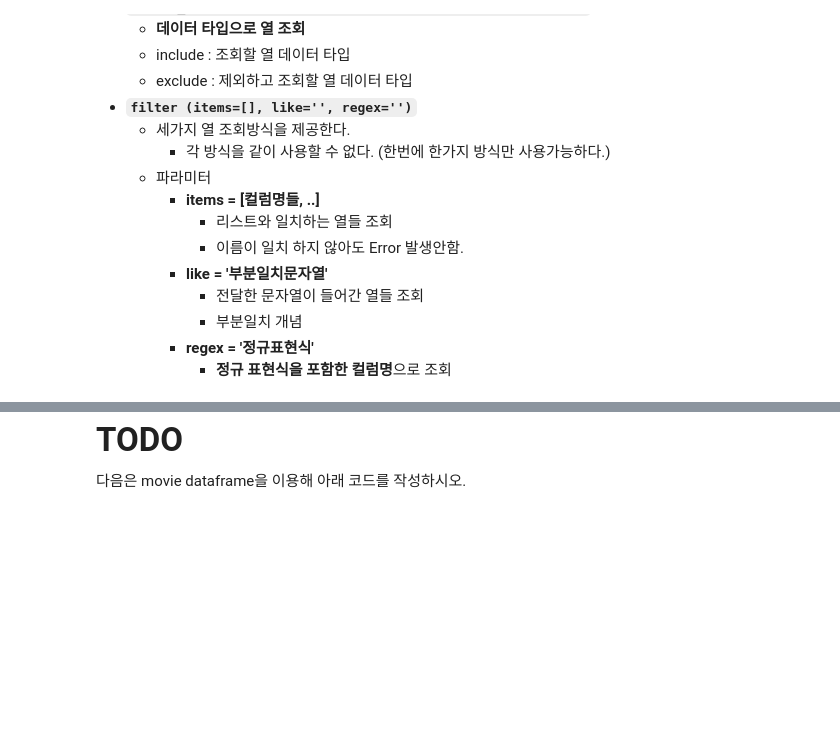
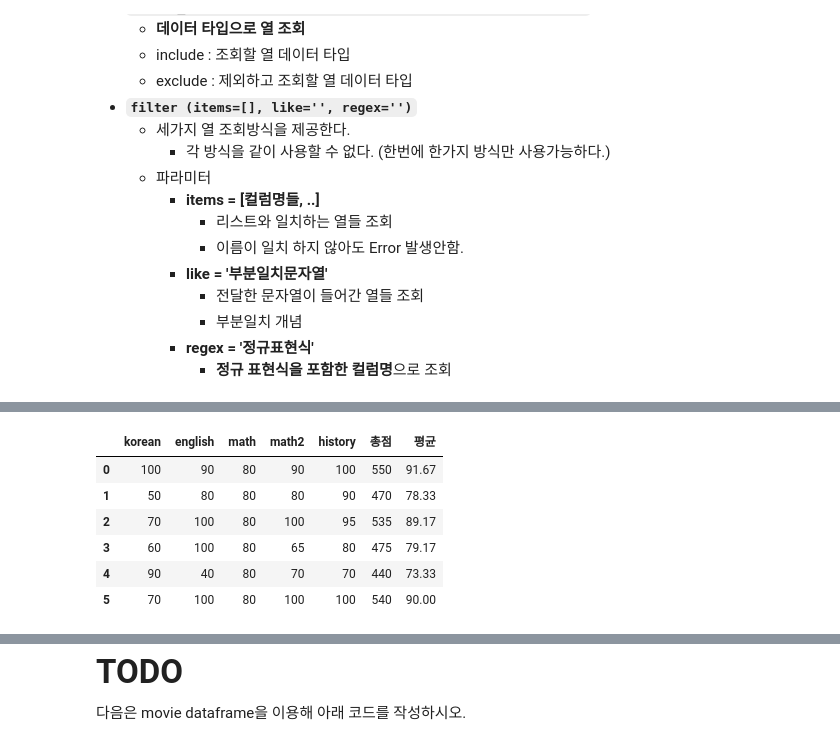
Before and after one commit to kgmyhGit/SKN13, a Jupyter notebook: 06_pandas_시각화/02_Pandas_DataFrame.ipynb, the cells around one changed output, grey strips where cells are left out. Cells and saved outputs as stored; diff of their text form; code cells hidden in the pictures; blank space fills up the shorter version.

```diff
--- a/06_pandas_시각화/02_Pandas_DataFrame.ipynb
+++ b/06_pandas_시각화/02_Pandas_DataFrame.ipynb
@@ -1069,3 +1296,11 @@ grade3.select_dtypes(include=['object', 'bool'])
 # %%
 # object, bool 타입 컬럼들을 제외 조회
-grade3.select_dtypes(exclude=['object', 'bool'])
+grade3.select_dtypes(exclude=['object', 'bool', 'int16'])
+# %% [output]
+|  | korean | english | math | math2 | history | 총점 | 평균 |
+| 0 | 100 | 90 | 80 | 90 | 100 | 550 | 91.67 |
+| 1 | 50 | 80 | 80 | 80 | 90 | 470 | 78.33 |
+| 2 | 70 | 100 | 80 | 100 | 95 | 535 | 89.17 |
+| 3 | 60 | 100 | 80 | 65 | 80 | 475 | 79.17 |
+| 4 | 90 | 40 | 80 | 70 | 70 | 440 | 73.33 |
+| 5 | 70 | 100 | 80 | 100 | 100 | 540 | 90.00 |
```
Also changed, not shown: parts of 70 cells of this notebook.
